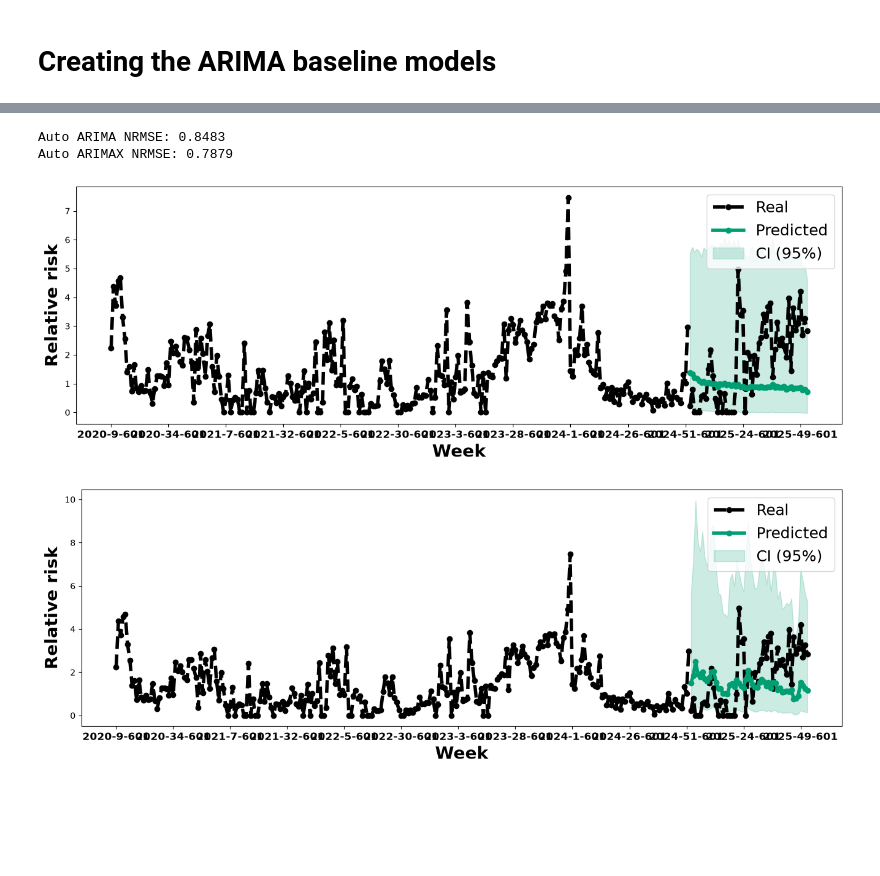
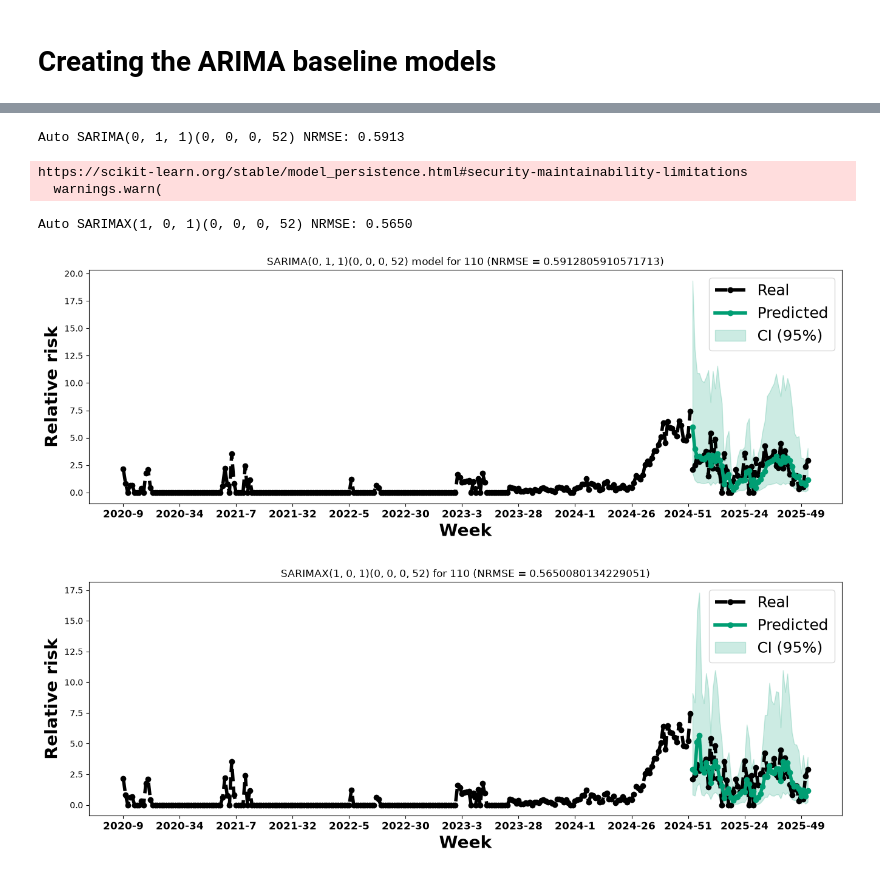
Before and after one commit to artisticlimon/dengue-recurrent-cr, a Jupyter notebook: 0_notebooks/arima_baseline.ipynb, the cells around one changed output, grey strips where cells are left out. Saved outputs shown, nothing was run; the diff lists cells and outputs as text; code cells hidden in the pictures; blank space fills up the shorter version.

```diff
--- a/0_notebooks/arima_baseline.ipynb
+++ b/0_notebooks/arima_baseline.ipynb
@@ -74,19 +67,15 @@ Auto ARIMAX NRMSE: 0.5510
 # %%
-model0 = Model(df, "601")
+model0 = Model(df, "110")
 X_combined, y_combined, X_train, X_test, y_test, test, pds, epsilon = model0.partition()
-df_temp = df[df["week_canton"].str.contains("101")]
-test_temp = df_temp[df_temp['week_canton'] >= '2025-1-101']
-features = test_temp[['aedes_aegypti', 'criaderos_de_mosquito', 'dengue', 'fiebre',
-       'plaquetas', 'buscar_trabajo', 'desempleo', 'empleo', 'comprar_carro',
-       'préstamo', 'tiquetes_avion', 'vacaciones', 'corte_agua',
-       'corte_de_agua', 'suspension_de_agua', 'tmin_mean', 'tmax_mean',
-       'temp_prom', 'precip_total', 'precip_max', 'precip_min', 'precip_mean',
-       'precip_median', 'nino34ssta', 'ndvi']]
 
+features = X_test.drop(columns = ["rr_lag_1", "rr_lag_2", "rr_lag_3", "rr_lag_4"])
+features = features.astype(float)
 model0.arima_forecast_plot(y_combined, y_test, epsilon)
 model0.arima_forecast_plot(y_combined, y_test, epsilon, exog = features)
 # %% [output]
-Auto ARIMA NRMSE: 0.8483
-Auto ARIMAX NRMSE: 0.7879
+Auto SARIMA(0, 1, 1)(0, 0, 0, 52) NRMSE: 0.5913
+https://scikit-learn.org/stable/model_persistence.html#security-maintainability-limitations
+  warnings.warn(
+Auto SARIMAX(1, 0, 1)(0, 0, 0, 52) NRMSE: 0.5650
-[figure, old version]
+[figure, new version]
-[figure, old version]
+[figure, new version]
```
Also changed, not shown: parts of 9 cells of this notebook.
